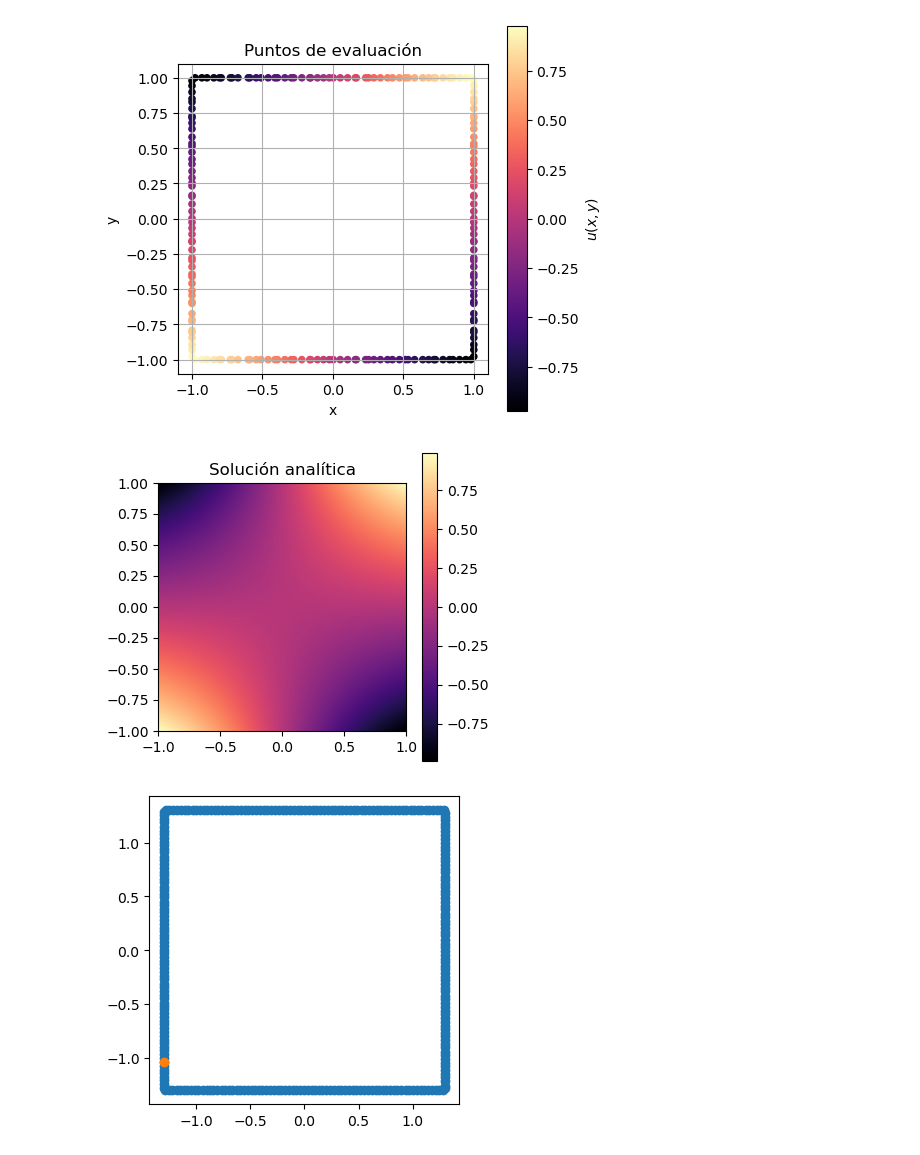
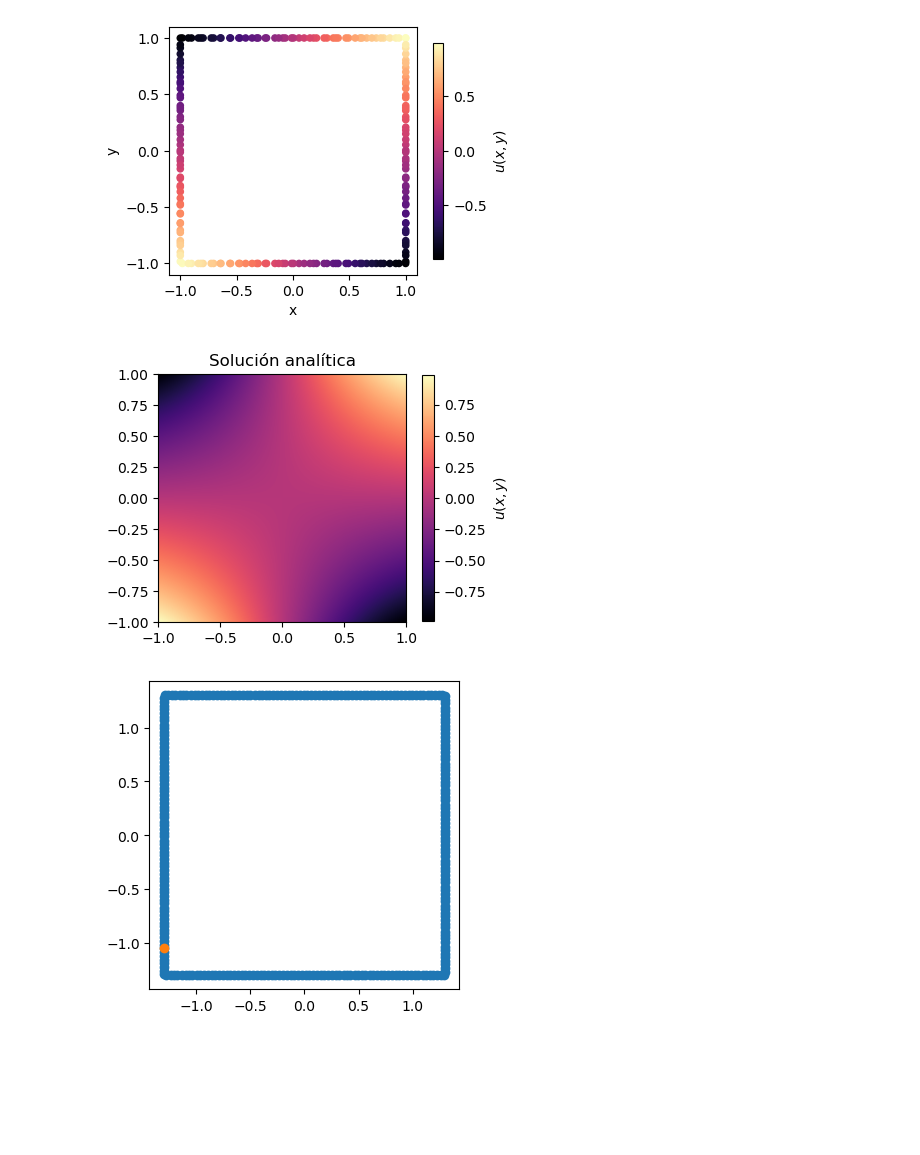
Before and after one commit to oscar-rincon/curso_bem, a Jupyter notebook: proyecto_pibi/test_problem_pibi_1.ipynb, the cells around one changed output. Drawn from its saved outputs; the diff is of its cells as text; code cells hidden in the pictures; blank space fills up the shorter version.

```diff
--- a/proyecto_pibi/test_problem_pibi_1.ipynb
+++ b/proyecto_pibi/test_problem_pibi_1.ipynb
@@ -215,48 +215,48 @@ n_samples = 200  # por ejemplo
 
 # Número total de muestras en la frontera
 n_side = n_samples // 4
 lhs_1d = qmc.LatinHypercube(d=1).random(n=n_side)
 lhs_1d = 2 * lhs_1d - 1  # escalar a [-1, 1]
 
 # Lados del cuadrado
 bottom = np.column_stack((lhs_1d[:, 0], -np.ones(n_side)))
 top    = np.column_stack((lhs_1d[:, 0],  np.ones(n_side)))
 left   = np.column_stack((-np.ones(n_side), lhs_1d[:, 0]))
 right  = np.column_stack(( np.ones(n_side), lhs_1d[:, 0]))
 
 # Unir todos los puntos de frontera
 boundary_points = np.vstack((bottom, top, left, right))
 
 # Evaluar la solución analítica
 X_lhs, Y_lhs = boundary_points[:, 0], boundary_points[:, 1]
 U_lhs = u_analytic(X_lhs, Y_lhs)
 
 # Graficar con color de acuerdo a u
-plt.figure(figsize=(5, 5))
+plt.figure(figsize=(4, 4))
 sc = plt.scatter(X_lhs, Y_lhs, c=U_lhs, cmap='magma', s=20)
-plt.colorbar(sc, label='$u(x, y)$')  # barra de colores
+plt.colorbar(sc, label='$u(x, y)$',shrink=0.7)  # barra de colores
 plt.xlim([-1.1, 1.1])
 plt.ylim([-1.1, 1.1])
 plt.gca().set_aspect('equal', adjustable='box')
 plt.xlabel('x')
 plt.ylabel('y')
-plt.title('Puntos de evaluación')
-plt.grid(True)
+#plt.title('Puntos de evaluación')
+#plt.grid(True)
 # Guardar la figura
 plt.savefig('boundary_points.svg')
 plt.show()
 # %% [output]
-[figure, old version]
+[figure, new version]
 # %%
 data_ = torch.tensor(XU_grid, dtype=torch.float64)
 plt.figure(figsize=(4, 4))
 plt.imshow(U_grid, extent=(-1, 1, -1, 1), origin='lower', cmap="magma")
 plt.title('Solución analítica')
-plt.colorbar()
+plt.colorbar(shrink=0.8, label='$u(x, y)$')
 plt.savefig('solucion_analitica.svg')
 plt.show()
 # %% [output]
-[figure, old version]
+[figure, new version]
 # %%
 # plot outer normal and x_int
 figure, ax = plt.subplots(figsize=(4, 4))
```
Also changed, not shown: parts of 4 cells of this notebook, 6 other files.
